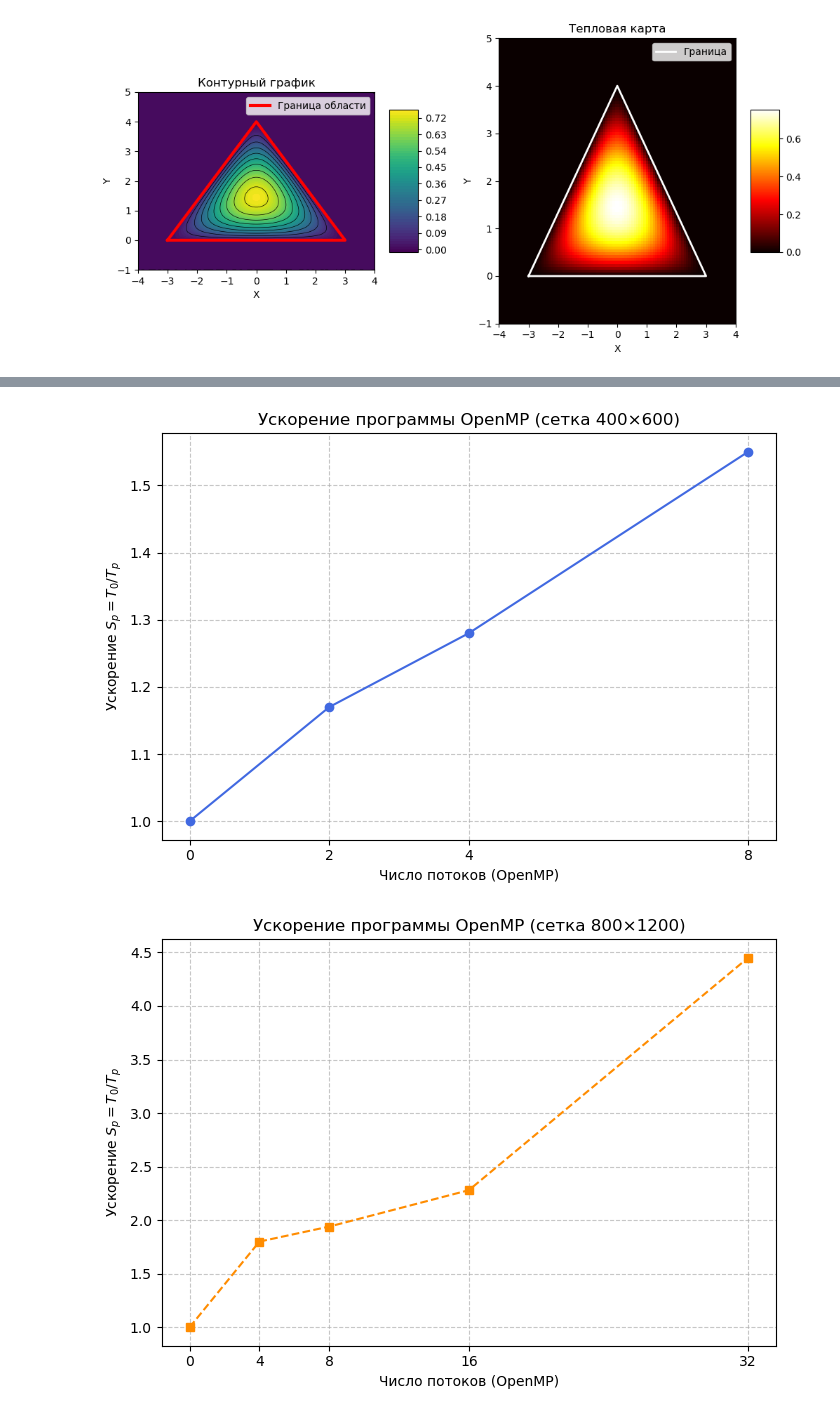
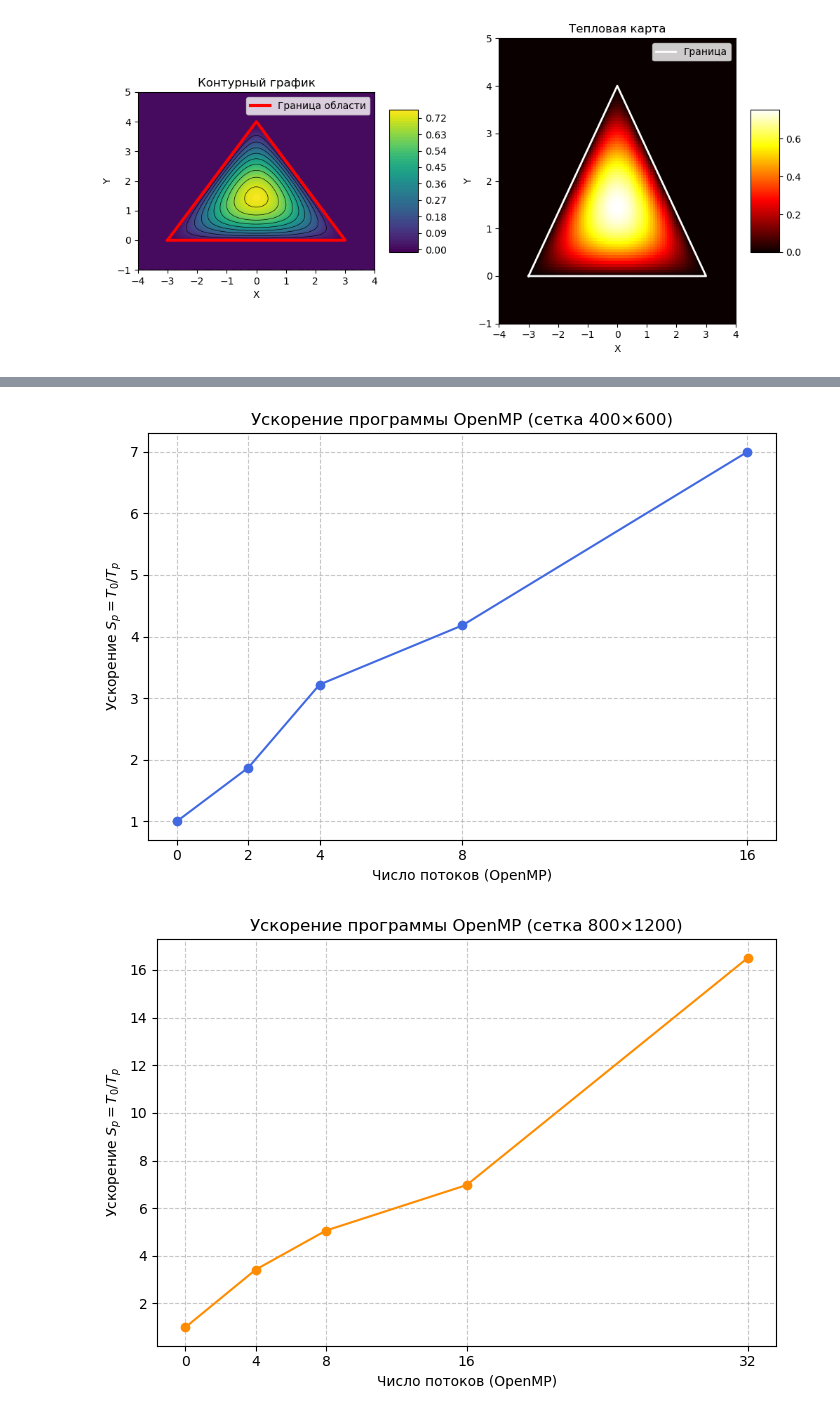
Before and after one commit to kazantseva2/supercomputer-2025, a Jupyter notebook: 01_Sequantial/visual.ipynb, the cells around one changed output, grey strips where cells are left out. Cells and saved outputs as stored; diff of their text form; code cells hidden in the pictures.

```diff
--- a/01_Sequantial/visual.ipynb
+++ b/01_Sequantial/visual.ipynb
@@ -75,40 +215,40 @@ import matplotlib.pyplot as plt
 # -------------------------------
 
 # Сетка 400×600
-threads_400 = [0, 2, 4, 8]
-speedup_400 = [1.0, 1.17, 1.28, 1.55]
+threads_400 = [0, 2, 4, 8, 16]
+speedup_400 = [1.0, 1.87, 3.22, 4.18, 7.00]
 
 # Сетка 800×1200
 threads_800 = [0, 4, 8, 16, 32]
-speedup_800 = [1.0, 1.80, 1.94, 2.28, 4.45]
+speedup_800 = [1.0, 3.42, 5.06, 6.97, 16.51]
 
 # -------------------------------
 # График 1 — для сетки 400×600
 # -------------------------------
 plt.figure(figsize=(7, 5))
 plt.plot(threads_400, speedup_400, marker='o', linestyle='-', color='royalblue')
 plt.title('Ускорение программы OpenMP (сетка 400×600)')
 plt.xlabel('Число потоков (OpenMP)')
 plt.ylabel('Ускорение $S_p = T_0 / T_p$')
 plt.xticks(threads_400)
 plt.grid(True, linestyle='--', alpha=0.7)
 plt.tight_layout()
 plt.savefig('speedup_400x600.png', dpi=300)
 plt.show()
 
 # -------------------------------
 # График 2 — для сетки 800×1200
 # -------------------------------
 plt.figure(figsize=(7, 5))
-plt.plot(threads_800, speedup_800, marker='s', linestyle='--', color='darkorange')
+plt.plot(threads_800, speedup_800, marker='o', linestyle='-', color='darkorange')
 plt.title('Ускорение программы OpenMP (сетка 800×1200)')
 plt.xlabel('Число потоков (OpenMP)')
 plt.ylabel('Ускорение $S_p = T_0 / T_p$')
 plt.xticks(threads_800)
 plt.grid(True, linestyle='--', alpha=0.7)
 plt.tight_layout()
 plt.savefig('speedup_800x1200.png', dpi=300)
 plt.show()
 # %% [output]
-[figure, old version]
+[figure, new version]
-[figure, old version]
+[figure, new version]
```
Also changed, not shown: parts of 4 cells of this notebook, 14 other files.
